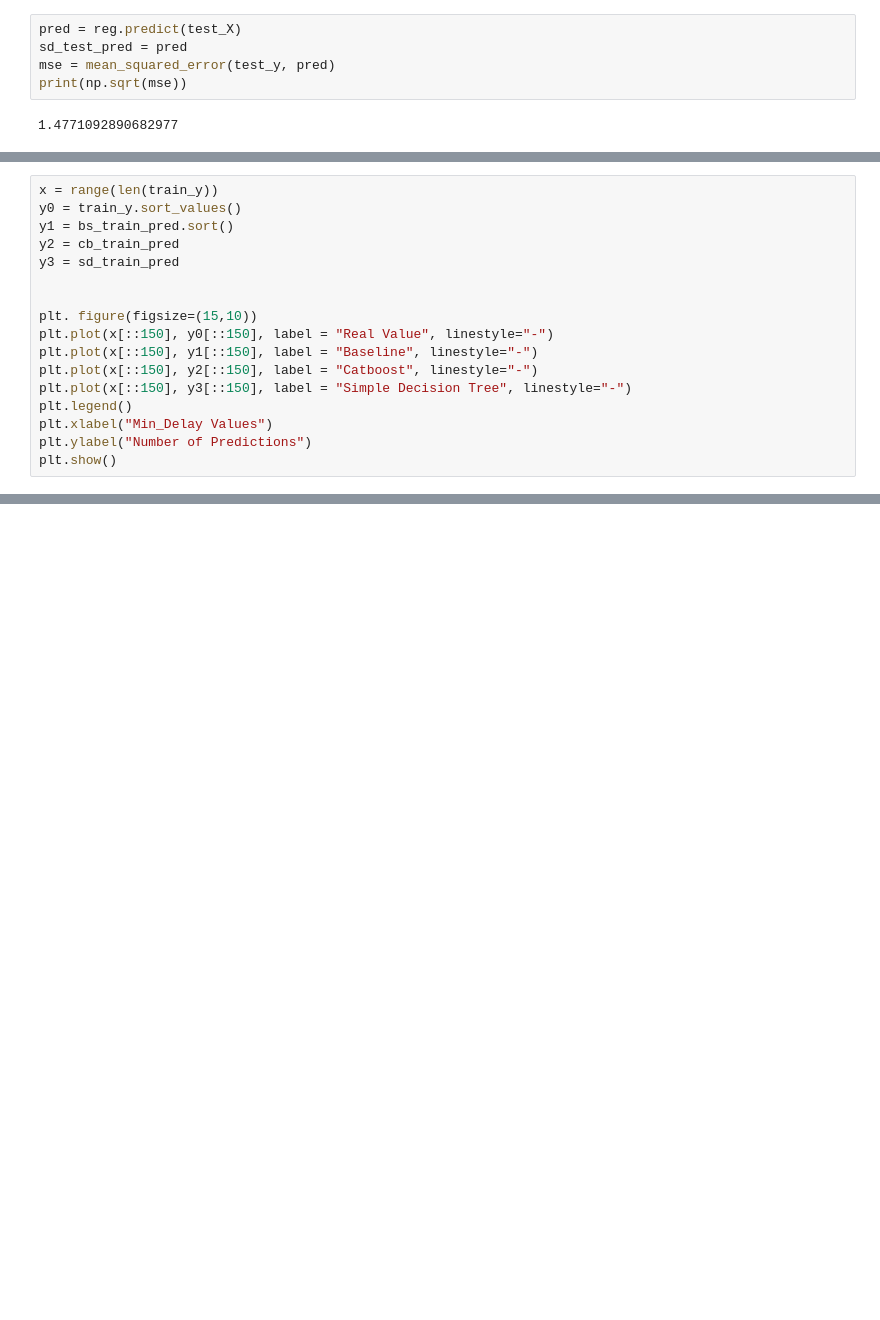
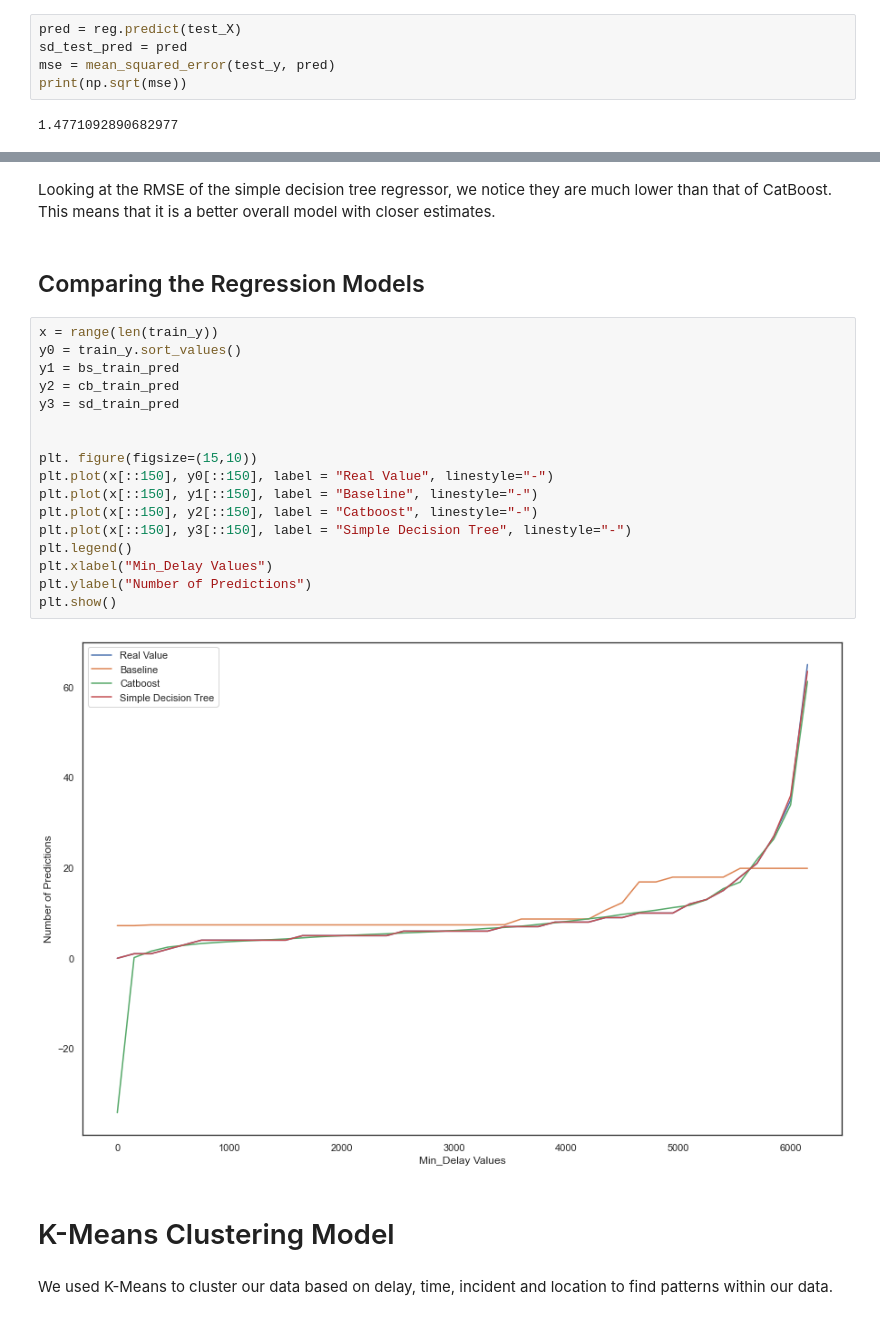
Before and after one commit to rachaellam/ML-ttc, a Jupyter notebook: TTC_ML.ipynb, the cells around one changed output, grey strips where cells are left out. Cells and saved outputs as stored; diff of their text form; blank space fills up the shorter version.

```diff
--- a/TTC_ML.ipynb
+++ b/TTC_ML.ipynb
@@ -575,17 +570,0 @@ Looking at the RMSE of the simple decision tree regressor, we notice they are mu
-# %%
-x = range(len(train_y))
-y0 = train_y.sort_values()
-y1 = bs_train_pred.sort()
-y2 = cb_train_pred
-y3 = sd_train_pred
-
-
-plt. figure(figsize=(15,10))
-plt.plot(x[::150], y0[::150], label = "Real Value", linestyle="-")
-plt.plot(x[::150], y1[::150], label = "Baseline", linestyle="-")
-plt.plot(x[::150], y2[::150], label = "Catboost", linestyle="-")
-plt.plot(x[::150], y3[::150], label = "Simple Decision Tree", linestyle="-")
-plt.legend()
-plt.xlabel("Min_Delay Values")
-plt.ylabel("Number of Predictions")
-plt.show()
@@ -802,0 +571,27 @@ For k = 19 The average silhouette_score is : 0.0617186145339103
+# %% [markdown]
+Looking at the RMSE of the simple decision tree regressor, we notice they are much lower than that of CatBoost. This means that it is a better overall model with closer estimates.
+# %% [markdown]
+## Comparing the Regression Models
+# %%
+x = range(len(train_y))
+y0 = train_y.sort_values()
+y1 = bs_train_pred
+y2 = cb_train_pred
+y3 = sd_train_pred
+
+
+plt. figure(figsize=(15,10))
+plt.plot(x[::150], y0[::150], label = "Real Value", linestyle="-")
+plt.plot(x[::150], y1[::150], label = "Baseline", linestyle="-")
+plt.plot(x[::150], y2[::150], label = "Catboost", linestyle="-")
+plt.plot(x[::150], y3[::150], label = "Simple Decision Tree", linestyle="-")
+plt.legend()
+plt.xlabel("Min_Delay Values")
+plt.ylabel("Number of Predictions")
+plt.show()
+# %% [output]
+[figure, added]
+# %% [markdown]
+# K-Means Clustering Model
+# %% [markdown]
+We used K-Means to cluster our data based on delay, time, incident and location to find patterns within our data.
```
Also changed, not shown: parts of 23 cells of this notebook.
